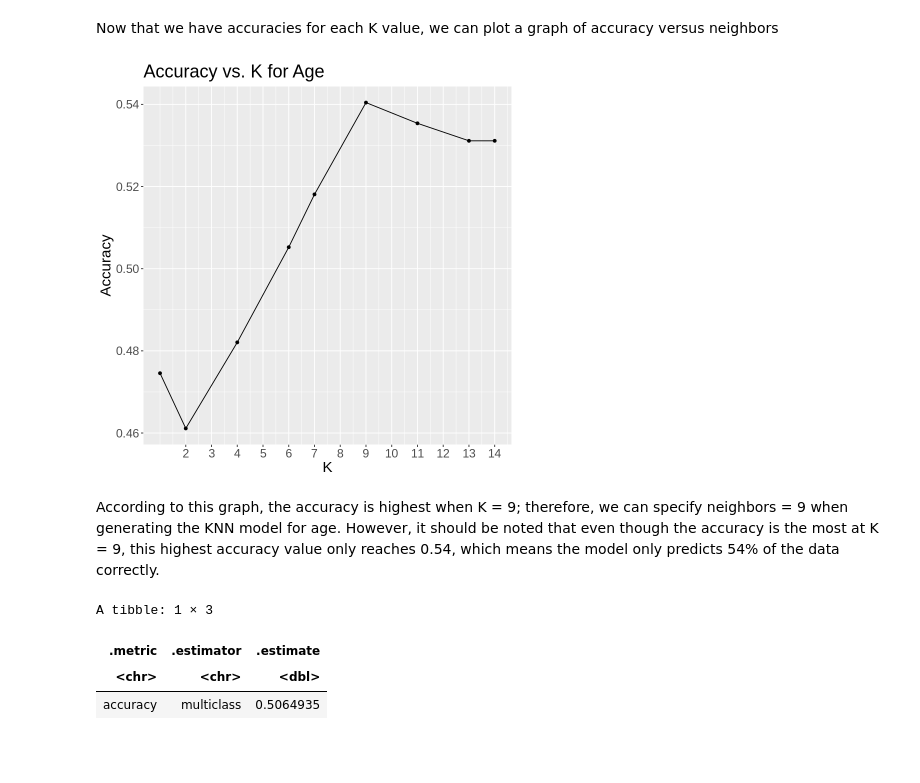
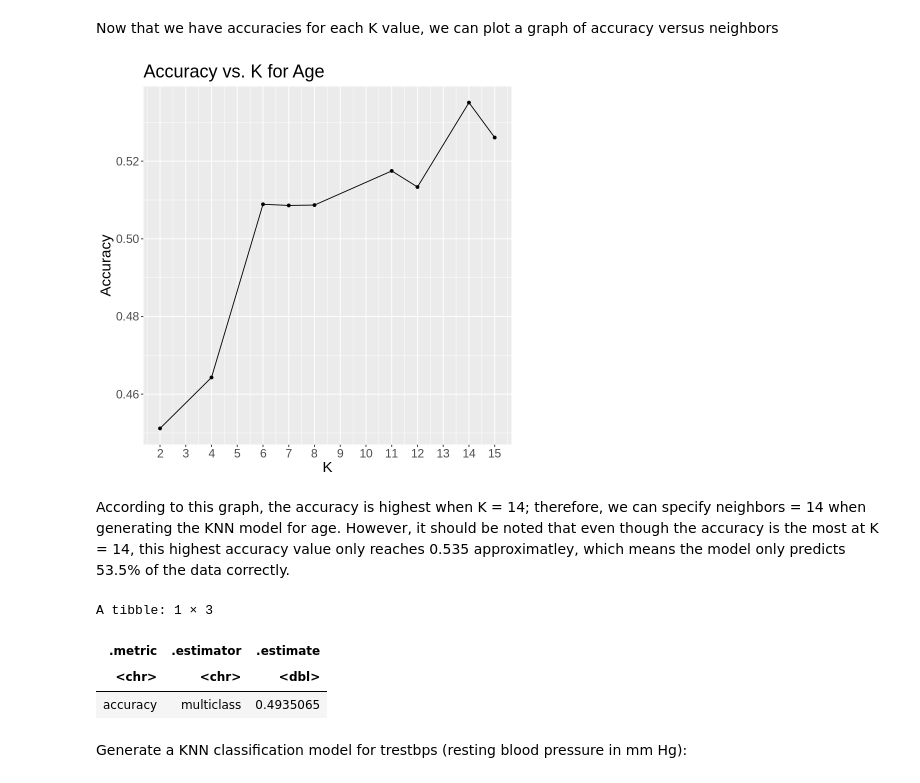
Before and after one commit to Yi-Lin-Wang/Group-32-best-group, a Jupyter notebook: Heart_Disease_Project.ipynb, the cells around one changed output. Drawn from its saved outputs; the diff is of its cells as text; code cells hidden in the pictures; blank space fills up the shorter version.

Commit message:
add all classification models

```diff
--- a/Heart_Disease_Project.ipynb
+++ b/Heart_Disease_Project.ipynb
@@ -152,20 +164,20 @@ Now that we have accuracies for each K value, we can plot a graph of accuracy ve
 # %%
 age_acc_plot <- age_accuracy |>
     ggplot(aes(x = neighbors, y = mean)) +
     geom_line() +
     geom_point() +
     labs(x = "K", y = "Accuracy") +
     ggtitle("Accuracy vs. K for Age") +
     theme(text = element_text(size=18)) +
-    scale_x_continuous(breaks = 2:14)
+    scale_x_continuous(breaks = 2:15)
 age_acc_plot
 # %% [output]
-[figure, old version]
+[figure, new version]
 # %% [markdown]
-According to this graph, the accuracy is highest when K = 9; therefore, we can specify neighbors = 9 when generating the KNN model for age. However, it should be noted that even though the accuracy is the most at K = 9, this highest accuracy value only reaches 0.54, which means the model only predicts 54% of the data correctly.
+According to this graph, the accuracy is highest when K = 14; therefore, we can specify neighbors = 14 when generating the KNN model for age. However, it should be noted that even though the accuracy is the most at K = 14, this highest accuracy value only reaches 0.535 approximatley, which means the model only predicts 53.5% of the data correctly.
 # %%
-# generate the best KNN classification model for age, specifying K = 9
-age_knn_best <- nearest_neighbor(weight_func = "rectangular", neighbors = 9) |>
+# generate the best KNN classification model for age, specifying K = 14
+age_knn_best <- nearest_neighbor(weight_func = "rectangular", neighbors = 14) |>
     set_engine("kknn") |>
     set_mode("classification")
 
@@ -185,4 +197,6 @@ age_predict
 A tibble: 1 × 3
 | .metric | .estimator | .estimate |
 | <chr> | <chr> | <dbl> |
-| accuracy | multiclass | 0.5064935 |
+| accuracy | multiclass | 0.4935065 |
+# %% [markdown]
+Generate a KNN classification model for trestbps (resting blood pressure in mm Hg):
```
Also changed, not shown: parts of 19 cells of this notebook.
